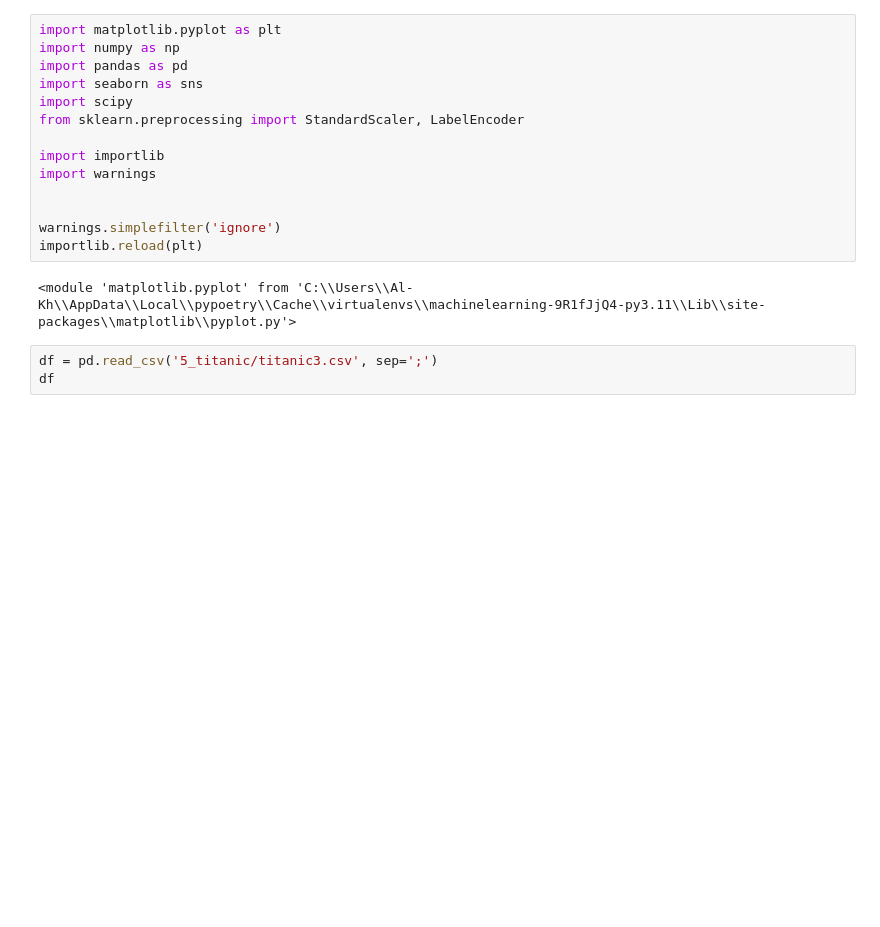
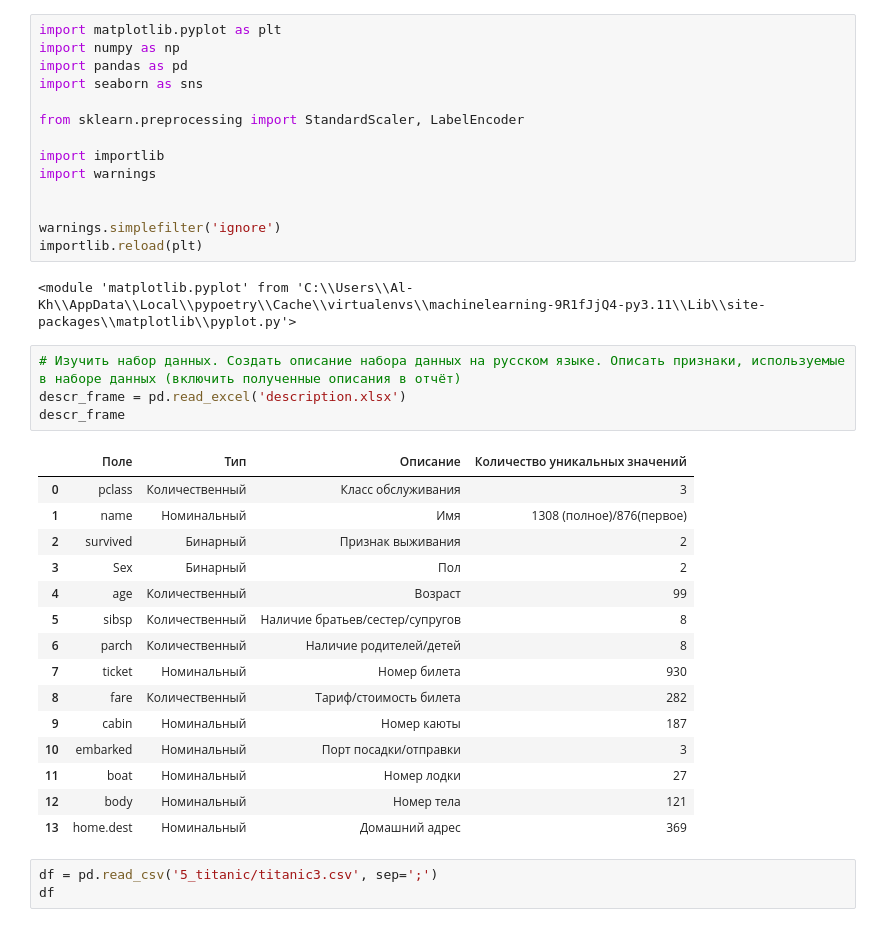
Before and after one commit to AlekseyKhaleev/MachineLearning, a Jupyter notebook: source/21_VMz_Khaleev_ML_LAB2.ipynb, the cells around one changed output. Cells and saved outputs as stored; diff of their text form; blank space fills up the shorter version.

```diff
--- a/source/ML_LAB2.ipynb
+++ b/source/21_VMz_Khaleev_ML_LAB2.ipynb
@@ -3,7 +3,7 @@ import matplotlib.pyplot as plt
 import numpy as np
 import pandas as pd
 import seaborn as sns
-import scipy
+
 from sklearn.preprocessing import StandardScaler, LabelEncoder
 
 import importlib
@@ -14,6 +14,26 @@ warnings.simplefilter('ignore')
 importlib.reload(plt)
 # %% [output]
 <module 'matplotlib.pyplot' from 'C:\\Users\\Al-Kh\\AppData\\Local\\pypoetry\\Cache\\virtualenvs\\machinelearning-9R1fJjQ4-py3.11\\Lib\\site-packages\\matplotlib\\pyplot.py'>
+# %%
+# Изучить набор данных. Создать описание набора данных на русском языке. Описать признаки, используемые в наборе данных (включить полученные описания в отчёт)
+descr_frame = pd.read_excel('description.xlsx')
+descr_frame
+# %% [output]
+|  | Поле | Тип | Описание | Количество уникальных значений |
+| 0 | pclass | Количественный | Класс обслуживания | 3 |
+| 1 | name | Номинальный | Имя | 1308 (полное)/876(первое) |
+| 2 | survived | Бинарный | Признак выживания | 2 |
+| 3 | Sex | Бинарный | Пол | 2 |
+| 4 | age | Количественный | Возраст | 99 |
+| 5 | sibsp | Количественный | Наличие братьев/сестер/супругов | 8 |
+| 6 | parch | Количественный | Наличие родителей/детей | 8 |
+| 7 | ticket | Номинальный | Номер билета | 930 |
+| 8 | fare | Количественный | Тариф/стоимость билета | 282 |
+| 9 | cabin | Номинальный | Номер каюты | 187 |
+| 10 | embarked | Номинальный | Порт посадки/отправки | 3 |
+| 11 | boat | Номинальный | Номер лодки | 27 |
+| 12 | body | Номинальный | Номер тела | 121 |
+| 13 | home.dest | Номинальный | Домашний адрес | 369 |
 # %%
 df = pd.read_csv('5_titanic/titanic3.csv', sep=';')
 df
```
Also changed, not shown: parts of 21 cells of this notebook, 1 other file.
